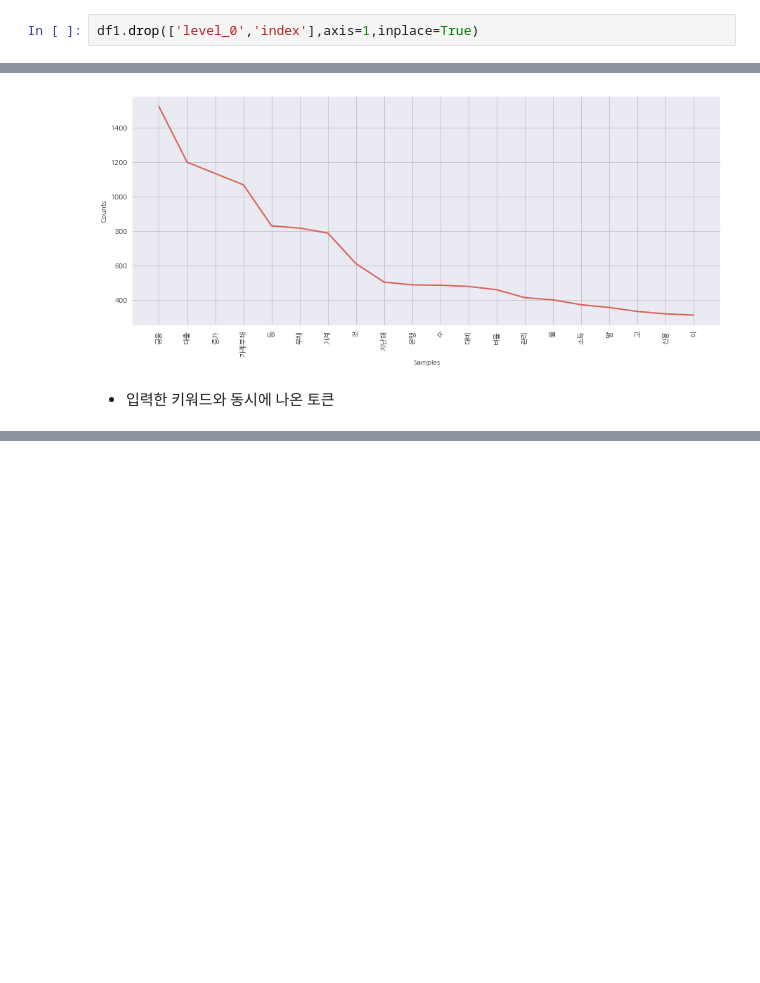
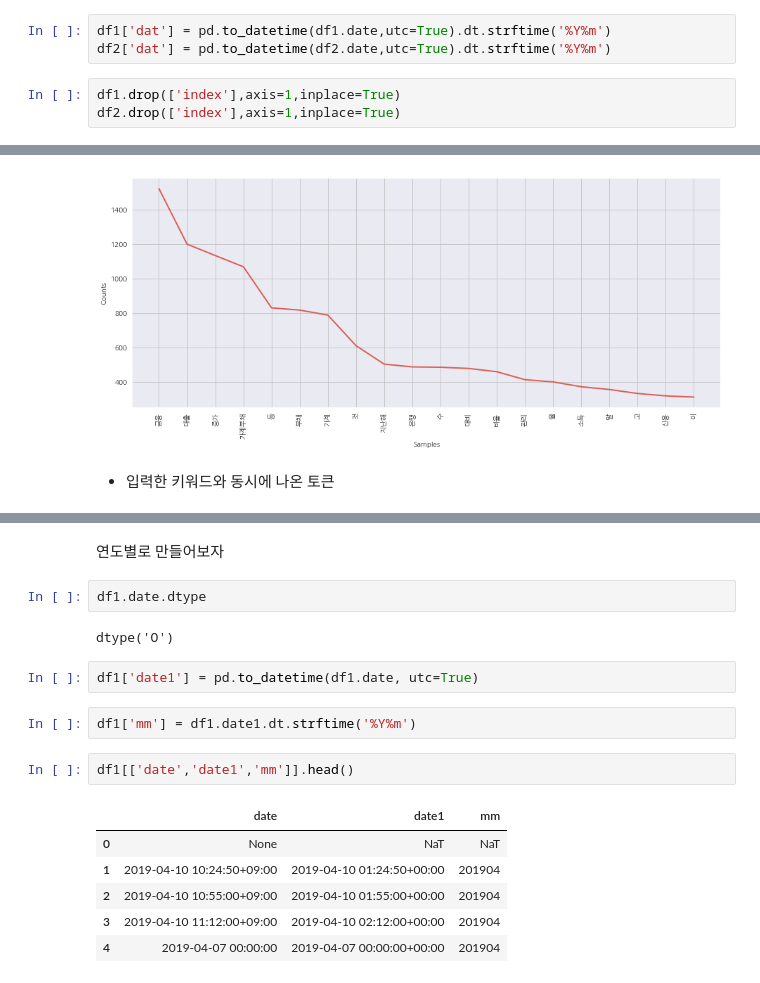
Before and after one commit to jeonghyunwoo/pub_data, a Jupyter notebook: doc2vec_work2.ipynb, the cells around one changed output, grey strips where cells are left out. Drawn from its saved outputs; the diff is of its cells as text; blank space fills up the shorter version.

```diff
--- a/doc2vec_work2.ipynb
+++ b/doc2vec_work2.ipynb
@@ -170,2 +159,6 @@ df1 = pd.concat([df,dvec1],axis=1)
+# %%
+df1['dat'] = pd.to_datetime(df1.date,utc=True).dt.strftime('%Y%m')
+df2['dat'] = pd.to_datetime(df2.date,utc=True).dt.strftime('%Y%m')
 # %%
-df1.drop(['level_0','index'],axis=1,inplace=True)
+df1.drop(['index'],axis=1,inplace=True)
+df2.drop(['index'],axis=1,inplace=True)
@@ -248,3 +256,22 @@ Displaying 25 of 1068 matches:
  달러 증가 부채 증가 로 위축 한국 속 신흥 국 시장 전체 대비 가계부채 비율 로 증가 선진국 시장 로 감소 한국 로 증가 기사 제보 저작
 보 싱글 족 이유 부채 지난해 대전 사회 지표 통계 대전 싱글 족 가계부채 이유 대해 주택 임차 및 구입 비 때문 응답 연령 대별 대가 로
  비 때문 응답 연령 대별 대가 로 가장 비율 세 이상은 싱글 족 가계부채 교육비 및 사교육비 때문 발생 응답 주로 세 미만 로 가장 비율
+# %% [markdown]
+연도별로 만들어보자
+# %%
+df1.date.dtype
+# %% [output]
+dtype('O')
+# %%
+df1['date1'] = pd.to_datetime(df1.date, utc=True)
+# %%
+df1['mm'] = df1.date1.dt.strftime('%Y%m')
+# %%
+df1[['date','date1','mm']].head()
+# %% [output]
+|  | date | date1 | mm |
+| 0 | None | NaT | NaT |
+| 1 | 2019-04-10 10:24:50+09:00 | 2019-04-10 01:24:50+00:00 | 201904 |
+| 2 | 2019-04-10 10:55:00+09:00 | 2019-04-10 01:55:00+00:00 | 201904 |
+| 3 | 2019-04-10 11:12:00+09:00 | 2019-04-10 02:12:00+00:00 | 201904 |
+| 4 | 2019-04-07 00:00:00 | 2019-04-07 00:00:00+00:00 | 201904 |
```
Also changed, not shown: parts of 15 cells of this notebook.
